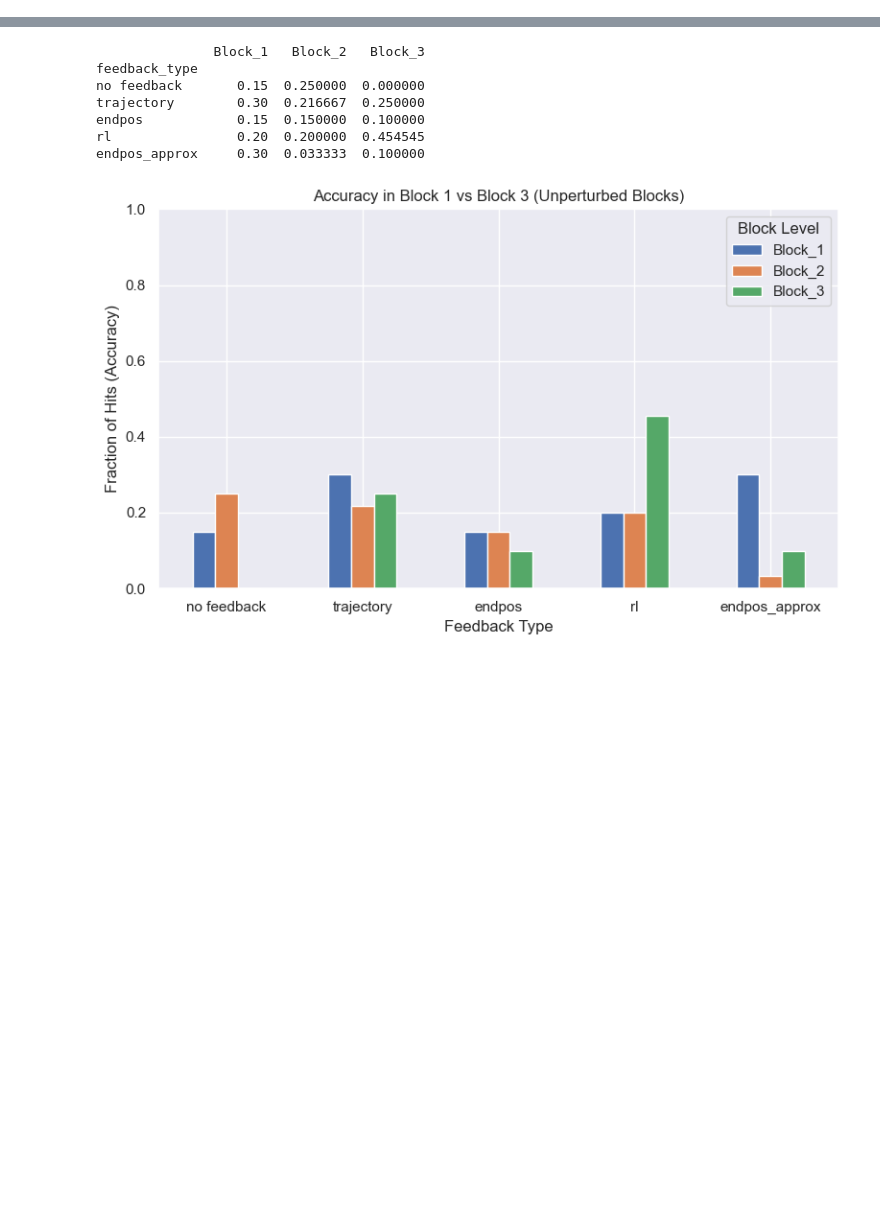
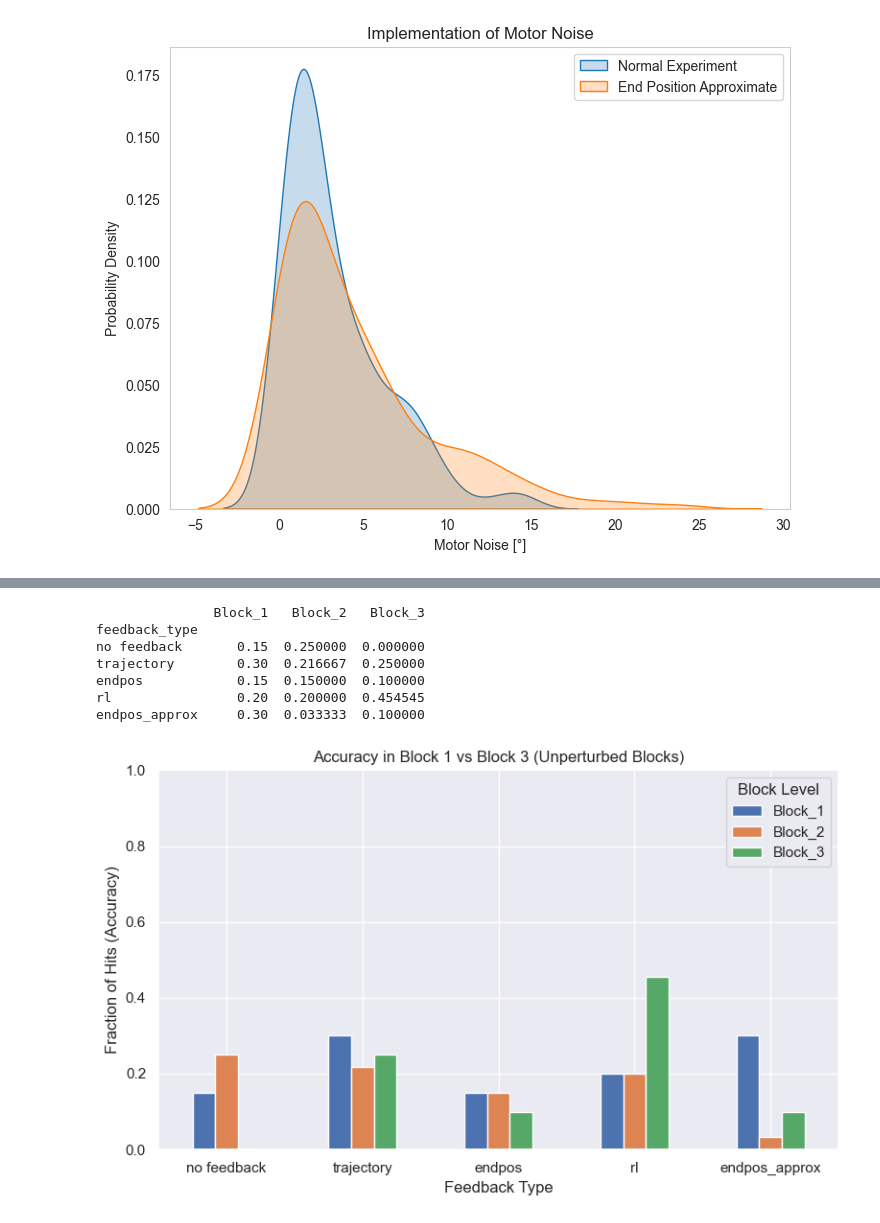
Before and after one commit to Ahmed-Eldably/neural_modelling_24, a Jupyter notebook: computatinal_motor_learning/04_the_bavarian_game_2/Untitled.ipynb, the cells around one changed output, grey strips where cells are left out. Drawn from its saved outputs; the diff is of its cells as text; code cells hidden in the pictures; blank space fills up the shorter version.

```diff
--- a/computatinal_motor_learning/04_the_bavarian_game_2/Untitled.ipynb
+++ b/computatinal_motor_learning/04_the_bavarian_game_2/Untitled.ipynb
@@ -24,3 +9,27 @@ scoring_height = board_config['scoring_height']
 # %%
-cur_dir = os.getcwd()
+# Load the data
+file_path_normal = "participant_data/participant_AN_2025-02-06-10-31-42.csv"
+file_path_endpos_approx = "participant_data/participant_AN_2025-02-06-12-10-55.csv"
+
+data_normal = pd.read_csv(file_path_normal)
+data_endpos_approx = pd.read_csv(file_path_endpos_approx)
+
+# Extract motor noise values (assuming they are stored in 'noise_x' and 'noise_y')
+motor_noise_normal = np.sqrt(data_normal['noise_x']**2 + data_normal['noise_y']**2)
+motor_noise_endpos_approx = np.sqrt(data_endpos_approx['noise_x']**2 + data_endpos_approx['noise_y']**2)
+
+# Create density plot
+plt.figure(figsize=(8, 6))
+sns.kdeplot(motor_noise_normal, label="Normal Experiment", fill=True)
+sns.kdeplot(motor_noise_endpos_approx, label="End Position Approximate", fill=True)
+
+plt.xlabel("Motor Noise [°]")
+plt.ylabel("Probability Density")
+plt.title("Implementation of Motor Noise")
+plt.legend()
+plt.grid()
+plt.savefig(os.path.abspath(f'plots/motor_noise.png'))
+plt.show()
+# %% [output]
+[figure, added]
 # %%
```
Also changed, not shown: parts of 8 cells of this notebook, 19 other files.
